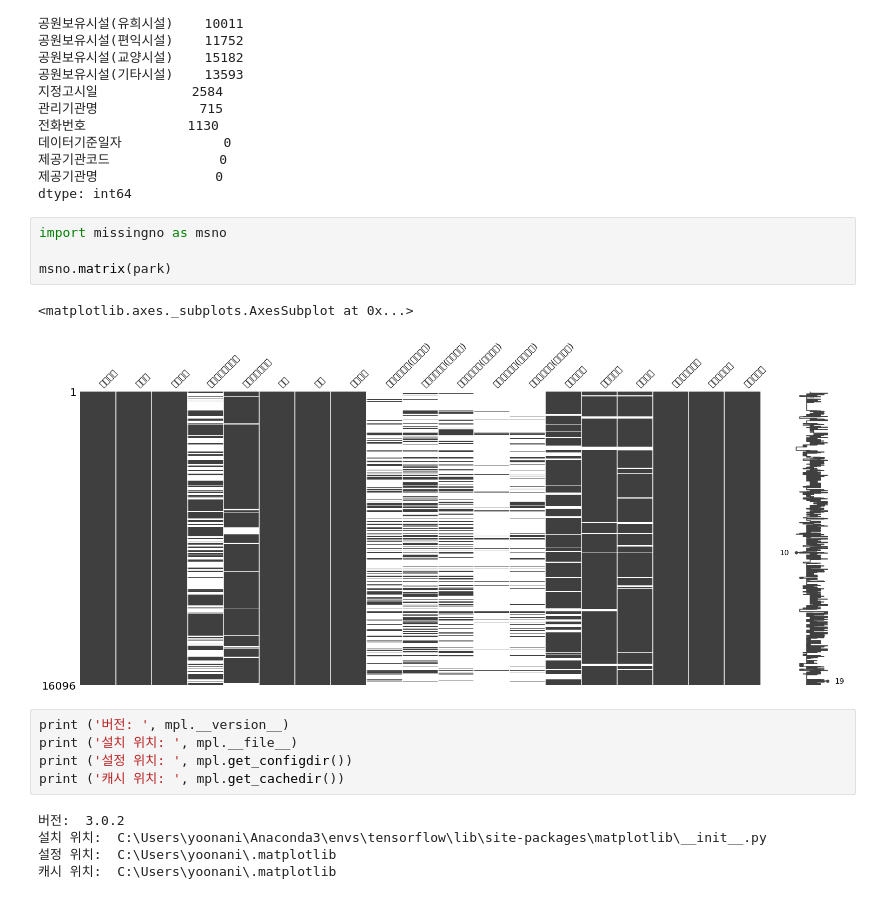
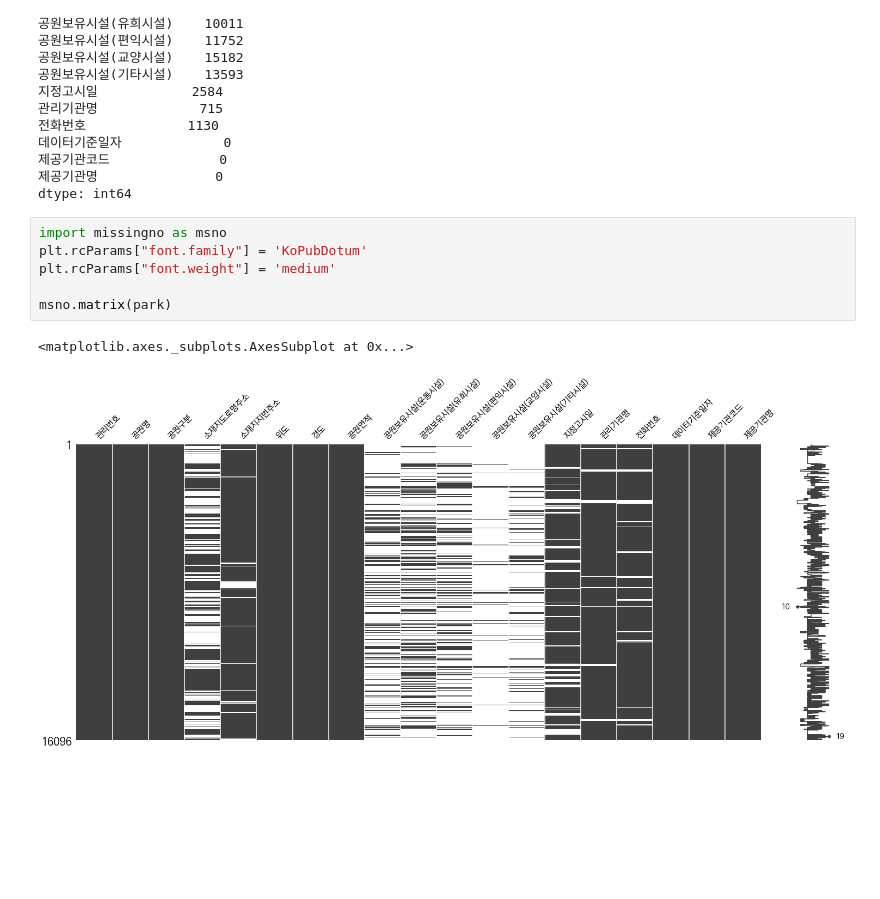
Before and after one commit to yoonani/ds, a Jupyter notebook: Spatial/citypark.ipynb, the cells around one changed output. Cells and saved outputs as stored; diff of their text form; blank space fills up the shorter version.

```diff
--- a/Spatial/citypark.ipynb
+++ b/Spatial/citypark.ipynb
@@ -71,18 +71,10 @@ park.isnull().sum()
 dtype: int64
 # %%
 import missingno as msno
+plt.rcParams["font.family"] = 'KoPubDotum'
+plt.rcParams["font.weight"] = 'medium'
 
 msno.matrix(park)
 # %% [output]
 <matplotlib.axes._subplots.AxesSubplot at 0x...>
-[figure, old version]
+[figure, new version]
-# %%
-print ('버전: ', mpl.__version__)
-print ('설치 위치: ', mpl.__file__)
-print ('설정 위치: ', mpl.get_configdir())
-print ('캐시 위치: ', mpl.get_cachedir())
-# %% [output]
-버전:  3.0.2
-설치 위치:  C:\Users\yoonani\Anaconda3\envs\tensorflow\lib\site-packages\matplotlib\__init__.py
-설정 위치:  C:\Users\yoonani\.matplotlib
-캐시 위치:  C:\Users\yoonani\.matplotlib
```
Also changed, not shown: parts of 29 cells of this notebook, 8 other files.
